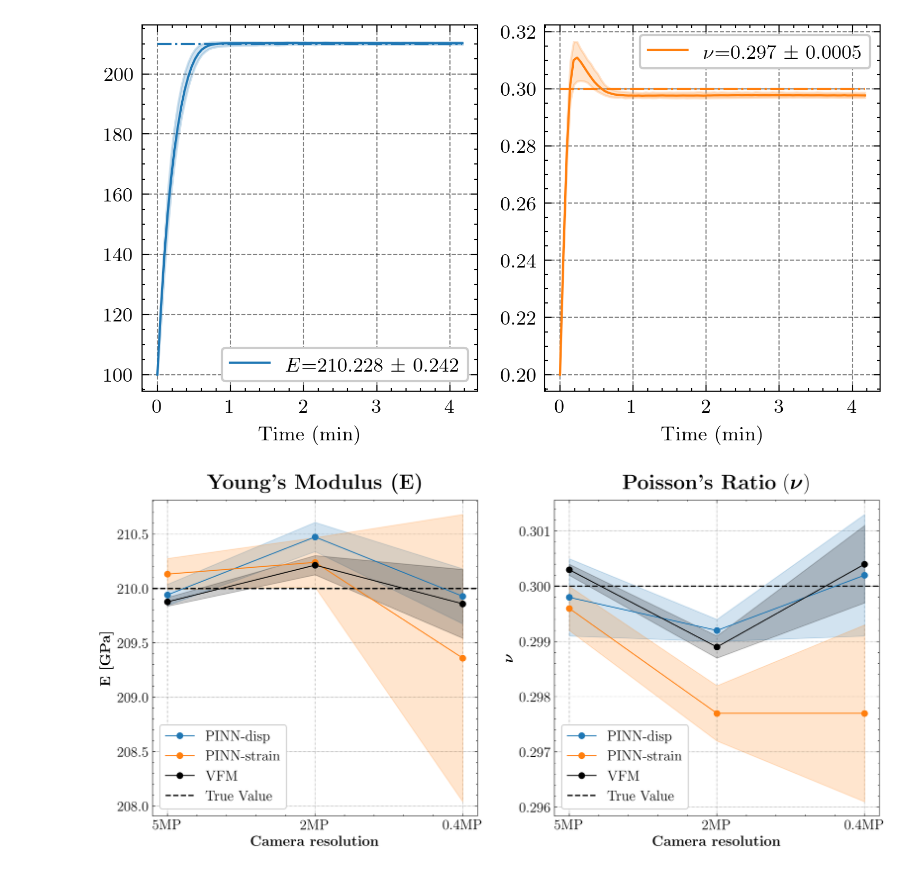
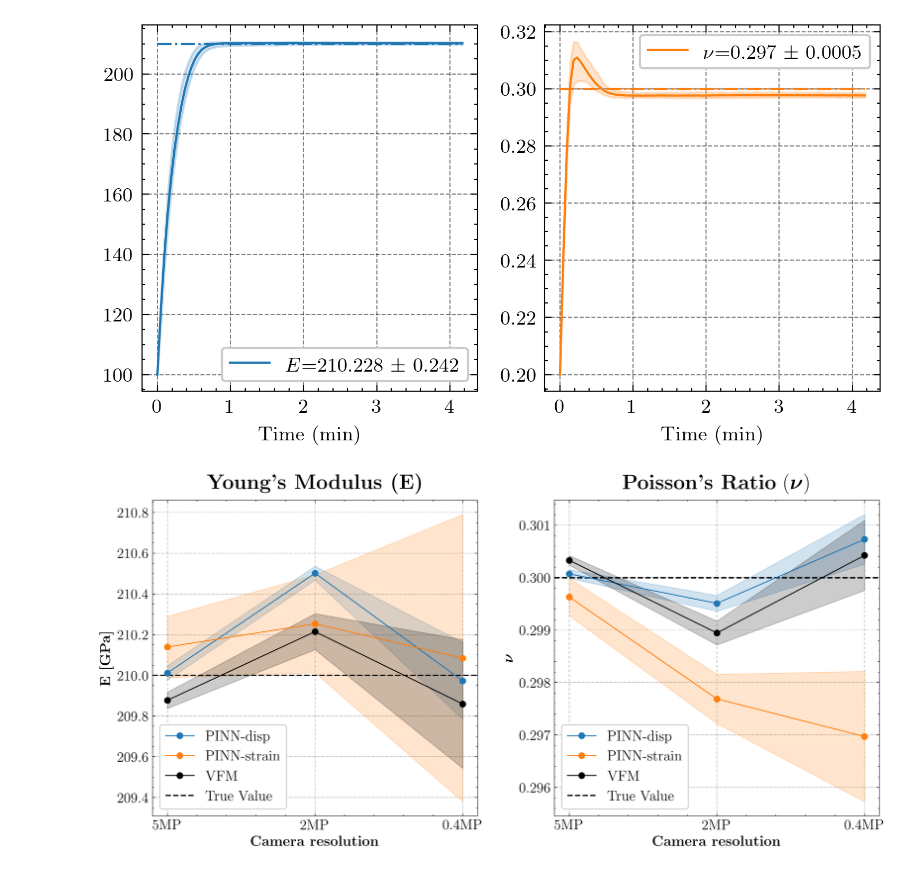
Before and after one commit to bonneted/PINN-MT2.0, a Jupyter notebook: 1_side_loaded_plate/2_noise_study/plot_multi_runs.ipynb, the cells around one changed output. Saved outputs shown, nothing was run; the diff lists cells and outputs as text; code cells hidden in the pictures.

Commit message:
update summary json and plot

```diff
--- a/1_side_loaded_plate/2_noise_study/plot_multi_runs.ipynb
+++ b/1_side_loaded_plate/2_noise_study/plot_multi_runs.ipynb
@@ -31,16 +31,18 @@ measurments_type = ["displacement","strain"][1]
 iteration = 40000
 time = 2 if measurments_type == "displacement" else 4
 
-camera_id = 1
-camera_resolution = ["5MP","2MP","0.4MP"][camera_id]
-measurments_str = ['x36672', '115x114', '41x39'][camera_id]
+camera_id = 2
+camera_resolutions = ["5MP","2MP","0.4MP"]
+camera_npoints = ['192x191', '115x114', '41x39']
+camera_resolution = camera_resolutions[camera_id]
+camera_npoint = camera_npoints[camera_id]
 
 dic_prefix = 'dic_'
 
 smoothing = None # None, "min", "average"
 window_size = 10
 
-run = f"{dic_prefix}{measurments_type}_{measurments_str}_{noise}noise_{time if time else iteration}{'min' if time else 'iter'}"
+run = f"{dic_prefix}{measurments_type}_{camera_npoint}_{noise}noise_{time if time else iteration}{'min' if time else 'iter'}"
 
 
 def get_folder_list(run, results_folder="./results/"):
@@ -220,13 +250,17 @@ plt.show()
 # %% [output]
 [figure]
 # %%
+import json
+import numpy as np
+import matplotlib.pyplot as plt
+
 # --- Font size for printing ---
 plotting_factor = 3
 font_factor = 3
 title_font_size = 6
 axes_font_size = 5
 plt.rcParams.update({
-    "font.size": title_font_size*font_factor,         # Default font size for all text
+    "font.size": title_font_size*font_factor,
     "figure.titlesize": title_font_size*font_factor,
     "axes.labelsize": axes_font_size*font_factor,
     "xtick.labelsize": axes_font_size*font_factor,
@@ -235,69 +269,74 @@ plt.rcParams.update({
 })
 
 method_styles = {
-    'Displacement': {'color': '#1f77b4', 'linestyle': '-', 'label': 'PINN-disp'},
-    'Strain':       {'color': '#ff7f0e', 'linestyle': '-', 'label': 'PINN-strain'},
+    'displacement': {'color': '#1f77b4', 'linestyle': '-', 'label': 'PINN-disp'},
+    'strain':       {'color': '#ff7f0e', 'linestyle': '-', 'label': 'PINN-strain'},
     'VFM':          {'color': 'k', 'linestyle': '-', 'label': 'VFM'}
 }
 
 # Load Data
-with open("results/summary.json", "r") as file:
-    data = json.load(file)
+with open("results/summary.json", "r") as f:
+    data = json.load(f)
+
+# Extract ground-truth
+E_true = data["E_actual"]
+nu_true = data["nu_actual"]
+
+# Build list of resolutions in the order they appear (skip the two actual keys)
+resolutions = [k for k in data.keys() if k not in ("E_actual", "nu_actual")]
+x_pos = np.arange(len(resolutions))
 
 # Create figure
 fig, (ax1, ax2) = plt.subplots(1, 2, figsize=(12, 6), dpi=300)
-
-# Common parameters
-x_pos = np.arange(len(data['resolutions']))  # Numerical positions for plotting
 band_alpha = 0.2
 truth_style = {'color': 'black', 'linestyle': '--', 'linewidth': 1.5}
 
 # Plot Young's Modulus (E)
-for method in method_styles:
-    style = method_styles[method]
-    ax1.plot(x_pos, data['E'][method]['mean'], marker='o', zorder=3, **style)
-    ax1.fill_between(x_pos,
-                     np.array(data['E'][method]['mean']) - np.array(data['E'][method]['std']),
-                     np.array(data['E'][method]['mean']) + np.array(data['E'][method]['std']),
-                     color=style['color'], alpha=band_alpha)
+for method, style in method_styles.items():
+    means = [data[r][method]["E"]["mean"] for r in resolutions]
+    stds  = [data[r][method]["E"]["std"]  for r in resolutions]
+    ax1.plot(x_pos, means, marker='o', zorder=3, **style)
+    ax1.fill_between(
+        x_pos,
+        np.array(means) - np.array(stds),
+        np.array(means) + np.array(stds),
+        color=style['color'], alpha=band_alpha
+    )
 
-# Add ground truth reference
-ax1.axhline(data['E']['True'], **truth_style, label='True Value')
-
-# Format E plot
+ax1.axhline(E_true, **truth_style, label='True Value')
 ax1.set_xticks(x_pos)
-ax1.set_xticklabels(data['resolutions'])
-ax1.set_title(r"\textbf{Young's Modulus (E)}", pad=12)  # Use \textbf{}
+ax1.set_xticklabels(resolutions)
+ax1.set_title(r"\textbf{Young's Modulus (E)}", pad=12)
 ax1.set_xlabel(r"\textbf{Camera resolution}")
 ax1.set_ylabel(r"\textbf{E [GPa]}")
 ax1.grid(True, linestyle=':', alpha=0.6)
 ax1.legend(loc='lower left')
 
 # Plot Poisson's Ratio (ν)
-for method in method_styles:
-    style = method_styles[method]
-    ax2.plot(x_pos, data['nu'][method]['mean'], marker='o', zorder=3, **style)
-    ax2.fill_between(x_pos,
-                     np.array(data['nu'][method]['mean']) - np.array(data['nu'][method]['std']),
-                     np.array(data['nu'][method]['mean']) + np.array(data['nu'][method]['std']),
-                     color=style['color'], alpha=band_alpha)
+for method, style in method_styles.items():
+    means = [data[r][method]["nu"]["mean"] for r in resolutions]
+    stds  = [data[r][method]["nu"]["std"]  for r in resolutions]
+    ax2.plot(x_pos, means, marker='o', zorder=3, **style)
+    ax2.fill_between(
+        x_pos,
+        np.array(means) - np.array(stds),
+        np.array(means) + np.array(stds),
+        color=style['color'], alpha=band_alpha
+    )
 
-# Add ground truth reference
-ax2.axhline(data['nu']['True'], **truth_style, label='True Value')
-
-# Format ν plot
+ax2.axhline(nu_true, **truth_style, label='True Value')
 ax2.set_xticks(x_pos)
-ax2.set_xticklabels(data['resolutions'])
-ax2.set_title(r"\textbf{Poisson's Ratio} (\boldmath$\nu$)", pad=12)  # Use \boldmath for symbols
+ax2.set_xticklabels(resolutions)
+ax2.set_title(r"\textbf{Poisson's Ratio} (\boldmath$\nu$)", pad=12)
 ax2.set_xlabel(r"\textbf{Camera resolution}")
 ax2.set_ylabel(r"\boldmath$\nu$")
 ax2.grid(True, linestyle=':', alpha=0.6)
 ax2.legend(loc='lower left')
 
 plt.tight_layout()
 plt.show()
 
 # Save figure
 fig.savefig("results/summary_plot.png", dpi=300, bbox_inches='tight')
 # %% [output]
-[figure, old version]
+[figure, new version]
```
Also changed, not shown: parts of 3 cells of this notebook, 3 other files.
